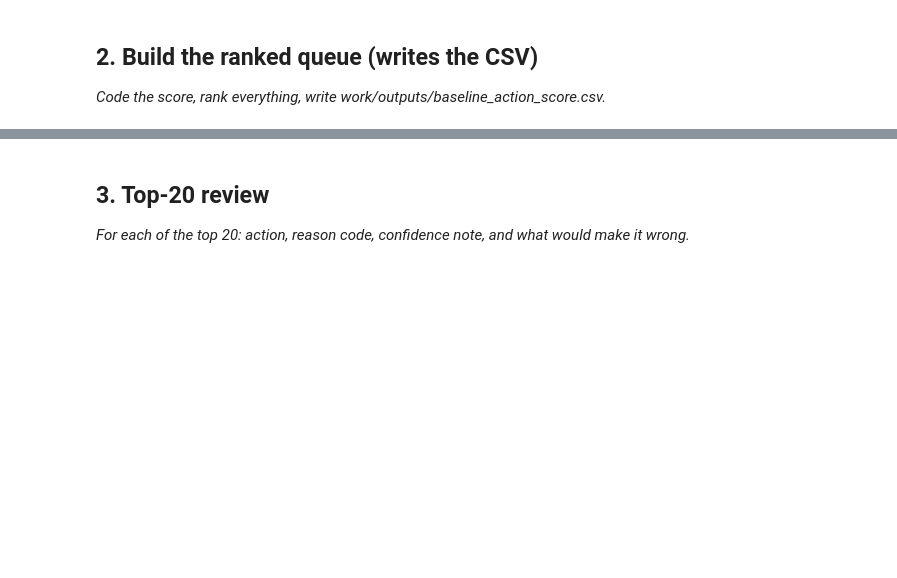
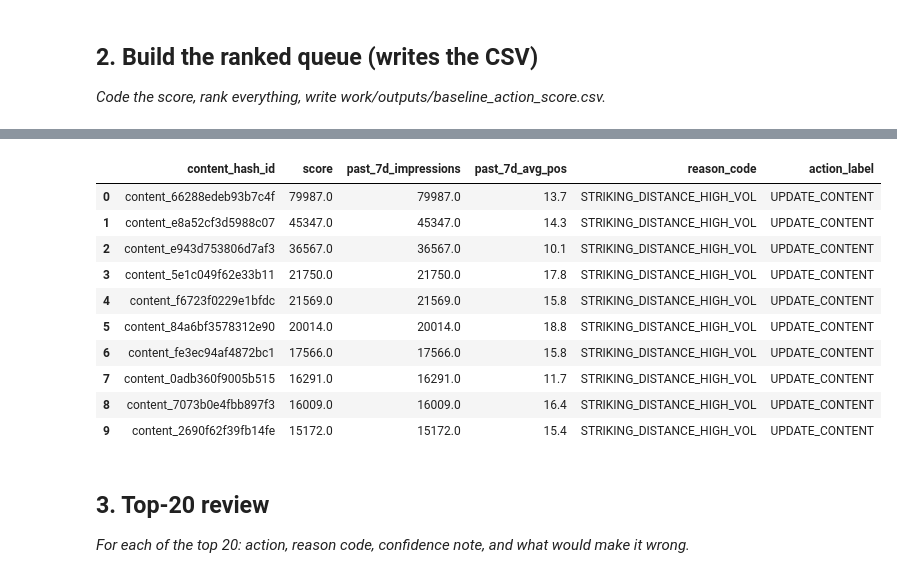
Before and after one commit to Deepr0gth/Flyrank_repo, a Jupyter notebook: work/notebooks/w04_baseline_score.ipynb, the cells around one changed output, grey strips where cells are left out. Saved outputs shown, nothing was run; the diff lists cells and outputs as text; code cells hidden in the pictures; blank space fills up the shorter version.

```diff
--- a/work/notebooks/w04_baseline_score.ipynb
+++ b/work/notebooks/w04_baseline_score.ipynb
@@ -8,0 +30,18 @@ This skeleton is yours to fill. Work the sections **in order** — each one has
+# %%
+import duckdb
+
+con = duckdb.connect()
+con.execute(f"CREATE OR REPLACE SECRET hf (TYPE huggingface, TOKEN '{HF_TOKEN}')")
+
+REL = 'hf://datasets/FlyRank/internship-warehouse'
+TABLES = {
+    'dim_clients':                f"read_parquet('{REL}/dim_clients.parquet')",
+    'dim_content':                f"read_parquet('{REL}/dim_content.parquet')",
+    'fact_daily':                 f"read_parquet('{REL}/fact_content_daily_performance/**/*.parquet')",
+    'fact_daily_sample':          f"read_parquet('{REL}/fact_content_daily_performance_sample.parquet')",
+    'fact_query_90d':             f"read_parquet('{REL}/fact_content_query_90d.parquet')",
+}
+
+for name, src in TABLES.items():
+    n = con.sql(f'SELECT COUNT(*) FROM {src}').fetchone()[0]
+    print(f'{name:22} {n:>12,} rows')
@@ -23,3 +156,80 @@ This skeleton is yours to fill. Work the sections **in order** — each one has
+# %%
+# This cell is for CODE (numbers, a query, a check).
+# Write your text answer in the cell ABOVE this one — typing sentences here breaks Run All.
+
+
+
+queue_df = con.sql(f"""
+    WITH trailing_7d AS (
+        SELECT
+            content_hash_id,
+            SUM(gsc_impressions) AS past_7d_impressions,
+            AVG(gsc_avg_position) AS past_7d_avg_pos
+        FROM {TABLES['fact_daily']}
+        -- Snapshot: the last 7 days of our available panel
+        WHERE report_date >= '2026-03-25' AND report_date <= '2026-03-31'
+          AND gsc_data_available IS TRUE
+        GROUP BY content_hash_id
+    ),
+    scored AS (
+        SELECT
+            content_hash_id,
+            past_7d_impressions AS score,
+            past_7d_impressions,
+            ROUND(past_7d_avg_pos, 1) AS past_7d_avg_pos,
+
+            -- Apply Reason Code Logic
+            CASE
+                WHEN past_7d_avg_pos > 10.0 AND past_7d_avg_pos <= 20.0 AND past_7d_impressions > 1000
+                    THEN 'STRIKING_DISTANCE_HIGH_VOL'
+                WHEN past_7d_avg_pos <= 10.0
+                    THEN 'PAGE_1_MAINTENANCE'
+                ELSE 'LOW_PRIORITY'
+            END AS reason_code,
+
+            -- Apply Action Label Logic
+            CASE
+                WHEN past_7d_avg_pos > 10.0 AND past_7d_avg_pos <= 20.0 AND past_7d_impressions > 1000
+                    THEN 'UPDATE_CONTENT'
+                WHEN past_7d_avg_pos <= 10.0
+                    THEN 'MONITOR'
+                ELSE 'IGNORE'
+            END AS action_label
+
+        FROM trailing_7d
+    )
+    SELECT *
+    FROM scored
+    -- Rank: Push UPDATE_CONTENT to the top, then sort by highest score (impressions)
+    ORDER BY
+        CASE action_label
+            WHEN 'UPDATE_CONTENT' THEN 1
+            WHEN 'MONITOR' THEN 2
+            ELSE 3
+        END ASC,
+        score DESC
+""").df()
+
+
+os.makedirs('work/outputs', exist_ok=True)
+
+output_path = 'work/outputs/baseline_action_score.csv'
+queue_df.to_csv(output_path, index=False)
+
+
+display(queue_df.head(10))
+# %% [output]
+|  | content_hash_id | score | past_7d_impressions | past_7d_avg_pos | reason_code | action_label |
+| 0 | content_66288edeb93b7c4f | 79987.0 | 79987.0 | 13.7 | STRIKING_DISTANCE_HIGH_VOL | UPDATE_CONTENT |
+| 1 | content_e8a52cf3d5988c07 | 45347.0 | 45347.0 | 14.3 | STRIKING_DISTANCE_HIGH_VOL | UPDATE_CONTENT |
+| 2 | content_e943d753806d7af3 | 36567.0 | 36567.0 | 10.1 | STRIKING_DISTANCE_HIGH_VOL | UPDATE_CONTENT |
+| 3 | content_5e1c049f62e33b11 | 21750.0 | 21750.0 | 17.8 | STRIKING_DISTANCE_HIGH_VOL | UPDATE_CONTENT |
+| 4 | content_f6723f0229e1bfdc | 21569.0 | 21569.0 | 15.8 | STRIKING_DISTANCE_HIGH_VOL | UPDATE_CONTENT |
+| 5 | content_84a6bf3578312e90 | 20014.0 | 20014.0 | 18.8 | STRIKING_DISTANCE_HIGH_VOL | UPDATE_CONTENT |
+| 6 | content_fe3ec94af4872bc1 | 17566.0 | 17566.0 | 15.8 | STRIKING_DISTANCE_HIGH_VOL | UPDATE_CONTENT |
+| 7 | content_0adb360f9005b515 | 16291.0 | 16291.0 | 11.7 | STRIKING_DISTANCE_HIGH_VOL | UPDATE_CONTENT |
+| 8 | content_7073b0e4fbb897f3 | 16009.0 | 16009.0 | 16.4 | STRIKING_DISTANCE_HIGH_VOL | UPDATE_CONTENT |
+| 9 | content_2690f62f39fb14fe | 15172.0 | 15172.0 | 15.4 | STRIKING_DISTANCE_HIGH_VOL | UPDATE_CONTENT |
 # %% [markdown]
 ## 3. Top-20 review
 
```
Also changed, not shown: parts of 14 cells of this notebook.
